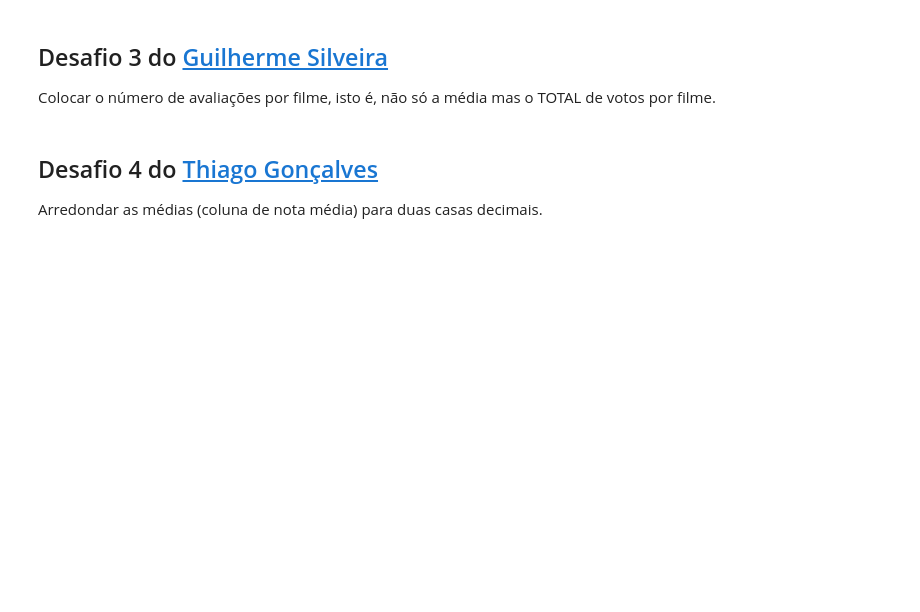
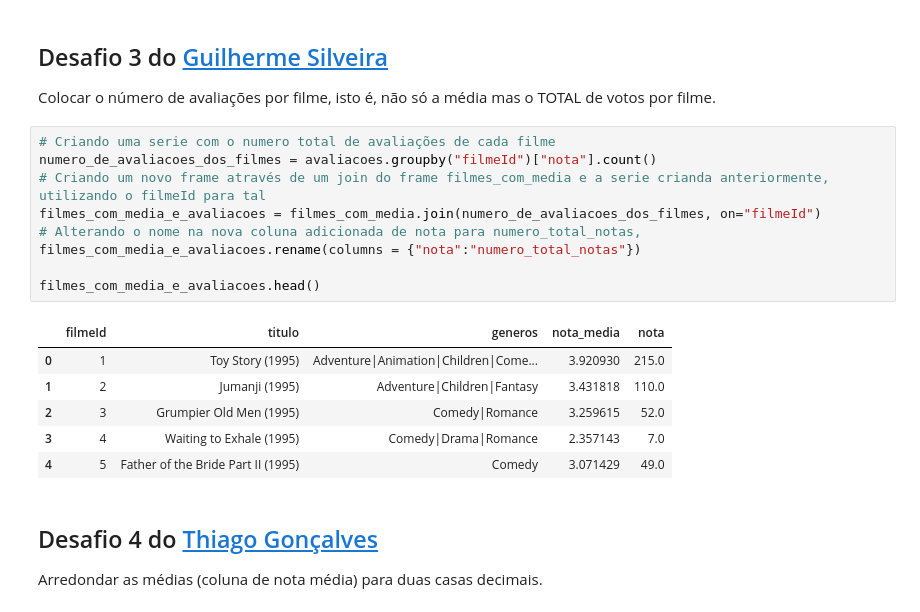
Before and after one commit to lucasbecker/quarentena-dados, a Jupyter notebook: QuarentenaDados_Aula_01.ipynb, the cells around one changed output. Cells and saved outputs as stored; diff of their text form; blank space fills up the shorter version.

```diff
--- a/QuarentenaDados_Aula_01.ipynb
+++ b/QuarentenaDados_Aula_01.ipynb
@@ -381,6 +427,22 @@ Mudar o nome da coluna nota do dataframe **filmes_com_media** para nota_média a
 ## Desafio 3 do [Guilherme Silveira](https://twitter.com/guilhermecaelum)
 
 Colocar o número de avaliações por filme, isto é, não só a média mas o TOTAL de votos por filme.
+# %%
+# Criando uma serie com o numero total de avaliações de cada filme
+numero_de_avaliacoes_dos_filmes = avaliacoes.groupby("filmeId")["nota"].count()
+# Criando um novo frame através de um join do frame filmes_com_media e a serie crianda anteriormente, utilizando o filmeId para tal
+filmes_com_media_e_avaliacoes = filmes_com_media.join(numero_de_avaliacoes_dos_filmes, on="filmeId")
+# Alterando o nome na nova coluna adicionada de nota para numero_total_notas,
+filmes_com_media_e_avaliacoes.rename(columns = {"nota":"numero_total_notas"})
+
+filmes_com_media_e_avaliacoes.head()
+# %% [output]
+|  | filmeId | titulo | generos | nota_media | nota |
+| 0 | 1 | Toy Story (1995) | Adventure|Animation|Children|Come... | 3.920930 | 215.0 |
+| 1 | 2 | Jumanji (1995) | Adventure|Children|Fantasy | 3.431818 | 110.0 |
+| 2 | 3 | Grumpier Old Men (1995) | Comedy|Romance | 3.259615 | 52.0 |
+| 3 | 4 | Waiting to Exhale (1995) | Comedy|Drama|Romance | 2.357143 | 7.0 |
+| 4 | 5 | Father of the Bride Part II (1995) | Comedy | 3.071429 | 49.0 |
 # %% [markdown]
 ## Desafio 4 do [Thiago Gonçalves](https://twitter.com/tgcsantos)
 
```
Also changed, not shown: parts of 13 cells of this notebook.
